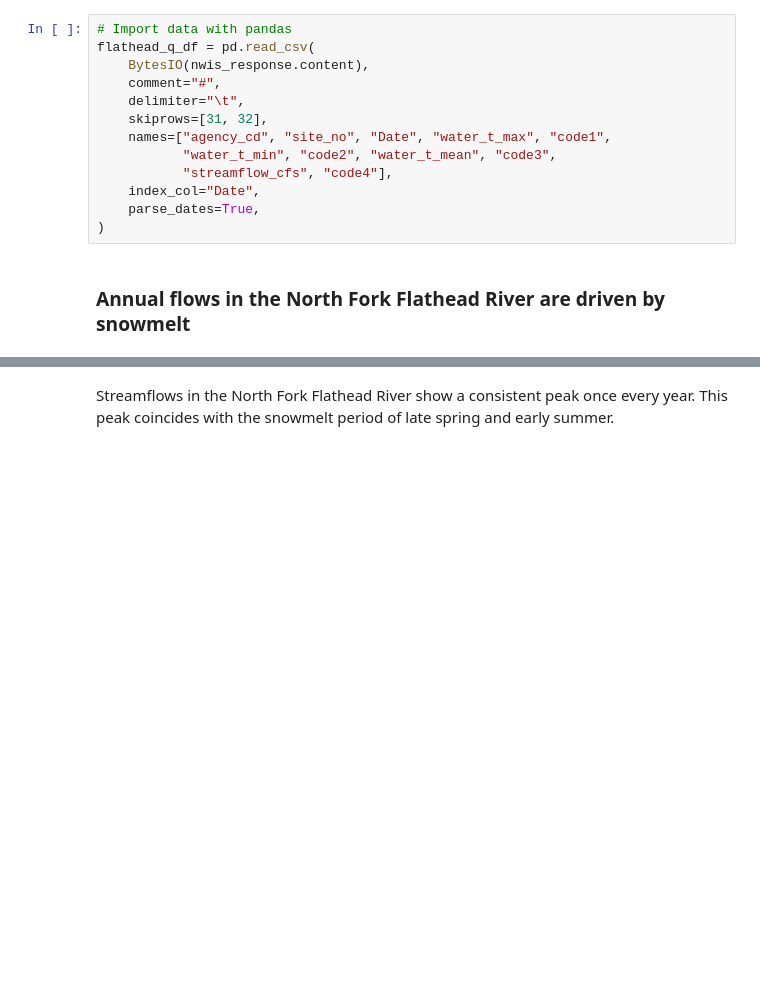
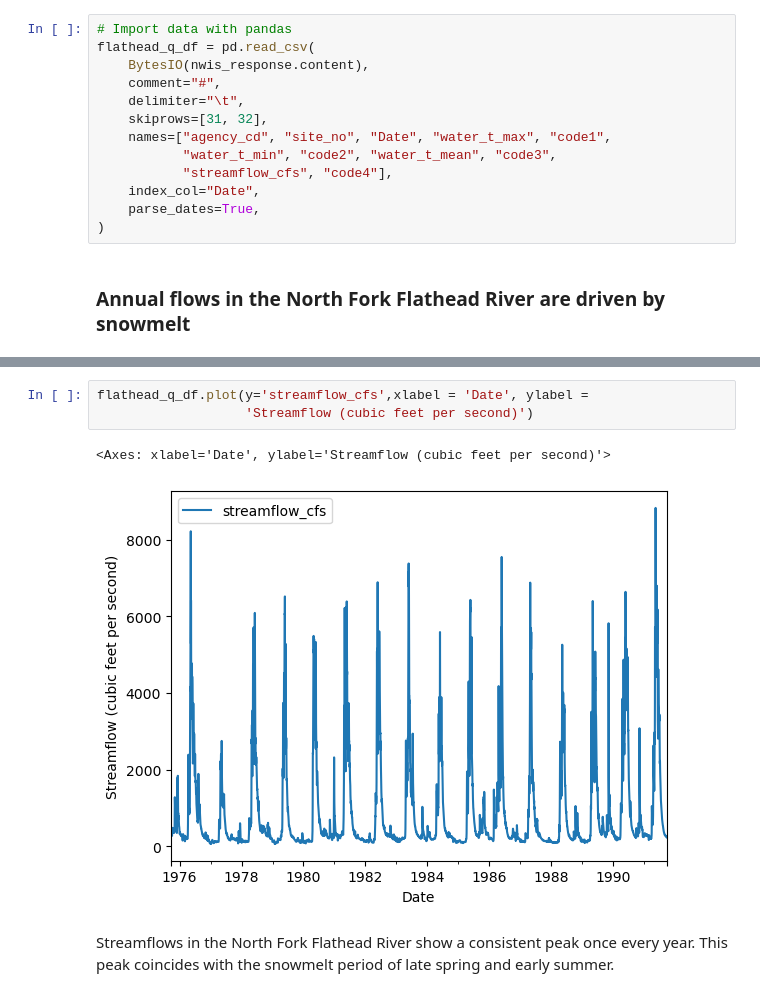
Before and after one commit to thku8507/thku8507.github.io, a Jupyter notebook: Notebooks/North_Fork_Flathead.ipynb, the cells around one changed output, grey strips where cells are left out. Saved outputs shown, nothing was run; the diff lists cells and outputs as text; blank space fills up the shorter version.

Commit message:
changed hvplot() to plot()

```diff
--- a/Notebooks/North_Fork_Flathead.ipynb
+++ b/Notebooks/North_Fork_Flathead.ipynb
@@ -88,3 +86,9 @@ flathead_q_df.hvplot(y='streamflow_cfs')
+# %%
+flathead_q_df.plot(y='streamflow_cfs',xlabel = 'Date', ylabel =
+                   'Streamflow (cubic feet per second)')
+# %% [output]
+<Axes: xlabel='Date', ylabel='Streamflow (cubic feet per second)'>
+[figure, added]
 # %% [markdown]
 Streamflows in the North Fork Flathead River show a consistent peak once every year. This peak coincides with the snowmelt period of late spring and early summer.
 # %%
```
Also changed, not shown: parts of 5 cells of this notebook, 1 other file.
